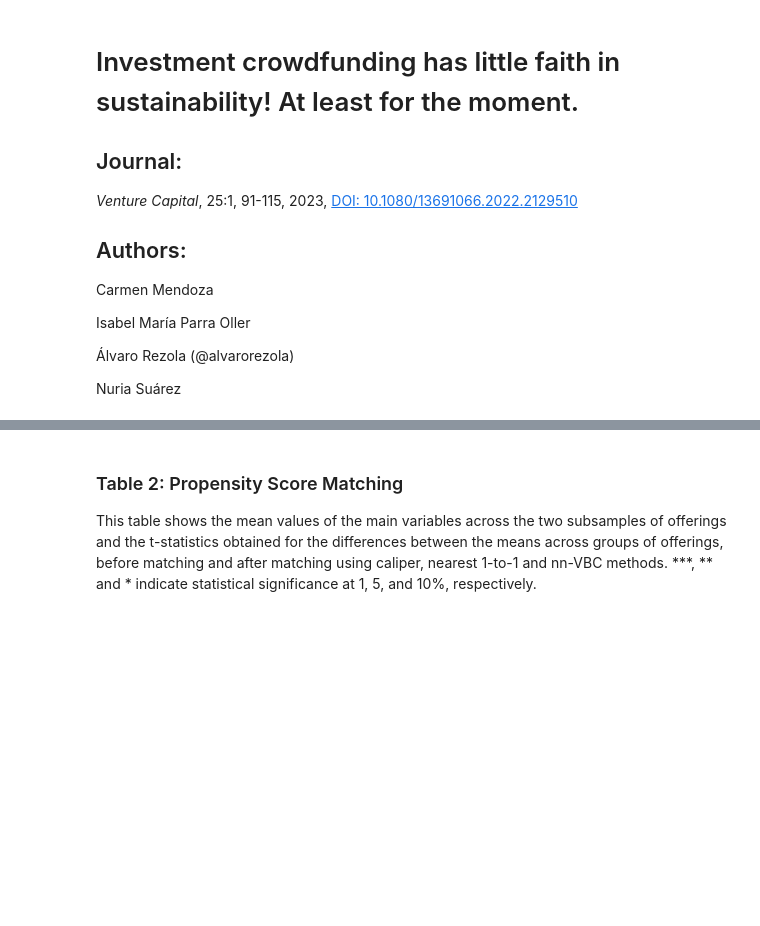
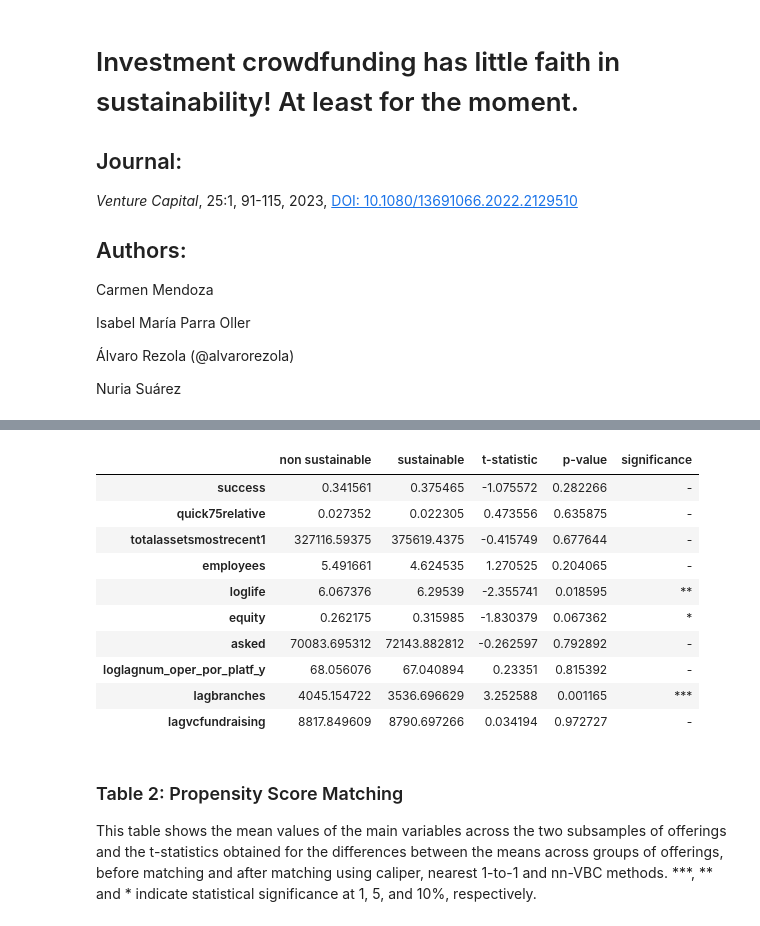
Before and after one commit to alvarorezola/MendozaEtAl2023-VC, a Jupyter notebook: script.ipynb, the cells around one changed output, grey strips where cells are left out. Drawn from its saved outputs; the diff is of its cells as text; code cells hidden in the pictures; blank space fills up the shorter version.

```diff
--- a/script.ipynb
+++ b/script.ipynb
@@ -20,3 +93,61 @@ This table shows the descriptive statistics – mean, standard deviation, 25th p
+# %%
+data = {
+    "success": (df_non_sust["exito"],df_sust["exito"]),
+    "quick75relative": (df_non_sust["quick75relative"],df_sust["quick75relative"]),
+    "totalassetsmostrecent1": (df_non_sust["totalassetsmostrecent1"],df_sust["totalassetsmostrecent1"]),
+    "employees": (df_non_sust["employees"],df_sust["employees"]),
+    "loglife": (df_non_sust["loglife"],df_sust["loglife"]),
+    "equity": (df_non_sust["equity"],df_sust["equity"]),
+    "asked": (df_non_sust["asked"],df_sust["asked"]),
+    "loglagnum_oper_por_platf_y": (df_non_sust["loglagnum_oper_por_platf_y"],df_sust["loglagnum_oper_por_platf_y"]),
+    "lagbranches": (df_non_sust["lagbranches"],df_sust["lagbranches"]),
+    "lagvcfundraising": (df_non_sust["lagvcfundraising"],df_sust["lagvcfundraising"]),
+}
+
+results = {}
+
+for key in data:
+    group1 = data[key][0]
+    group2 = data[key][1]
+
+    # calculate t-statistic
+    t_statistic, p_value = stats.ttest_ind(group1, group2, nan_policy="omit")
+
+    # Indicate statistical significance at different levels
+    if p_value < 0.01:
+        significance = "***"
+    elif p_value < 0.05:
+        significance = "**"
+    elif p_value < 0.10:
+        significance = "*"
+    else:
+        significance = "-"
+
+    # calculate mean of each variable
+    mean_group1 = np.mean(group1)
+    mean_group2 = np.mean(group2)
+
+    results[key]={'non sustainable':mean_group1,
+                  'sustainable':mean_group2,
+                  't-statistic':t_statistic,
+                  'p-value':p_value,
+                  'significance':significance}
+# Display results
+pd.DataFrame(results).T
+
+# print(df_results)
+# %% [output]
+|  | non sustainable | sustainable | t-statistic | p-value | significance |
+| success | 0.341561 | 0.375465 | -1.075572 | 0.282266 | - |
+| quick75relative | 0.027352 | 0.022305 | 0.473556 | 0.635875 | - |
+| totalassetsmostrecent1 | 327116.59375 | 375619.4375 | -0.415749 | 0.677644 | - |
+| employees | 5.491661 | 4.624535 | 1.270525 | 0.204065 | - |
+| loglife | 6.067376 | 6.29539 | -2.355741 | 0.018595 | ** |
+| equity | 0.262175 | 0.315985 | -1.830379 | 0.067362 | * |
+| asked | 70083.695312 | 72143.882812 | -0.262597 | 0.792892 | - |
+| loglagnum_oper_por_platf_y | 68.056076 | 67.040894 | 0.23351 | 0.815392 | - |
+| lagbranches | 4045.154722 | 3536.696629 | 3.252588 | 0.001165 | *** |
+| lagvcfundraising | 8817.849609 | 8790.697266 | 0.034194 | 0.972727 | - |
 # %% [markdown]
 ### Table 2: Propensity Score Matching
 This table shows the mean values of the main variables across the two subsamples of offerings and the t-statistics obtained for the differences between the means across groups of offerings, before matching and after matching using caliper, nearest 1-to-1 and nn-VBC methods. ***, ** and * indicate statistical significance at 1, 5, and 10%, respectively.
```
Also changed, not shown: parts of 13 cells of this notebook, 2 other files.
